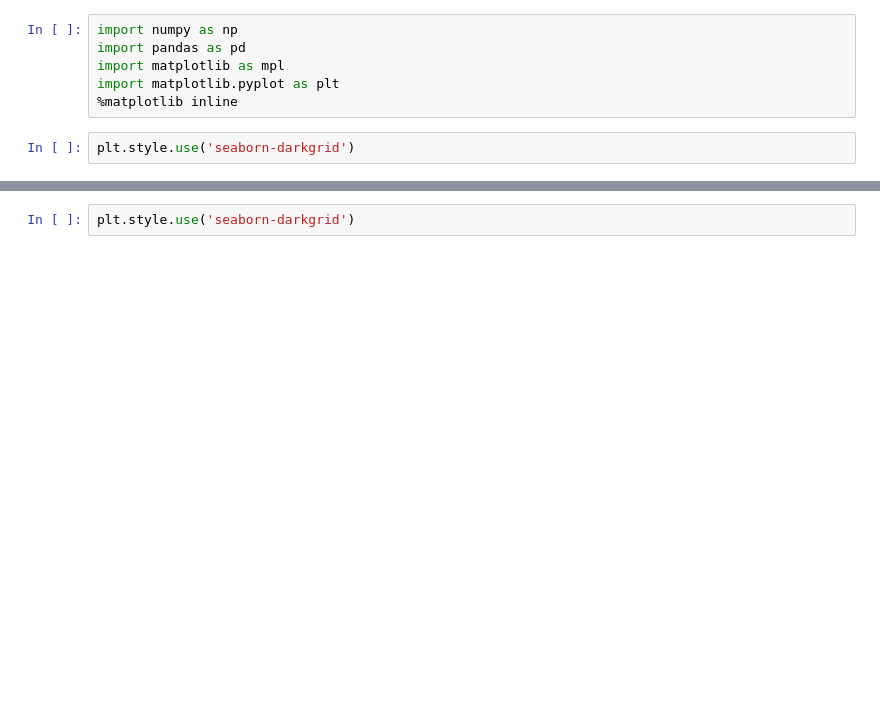
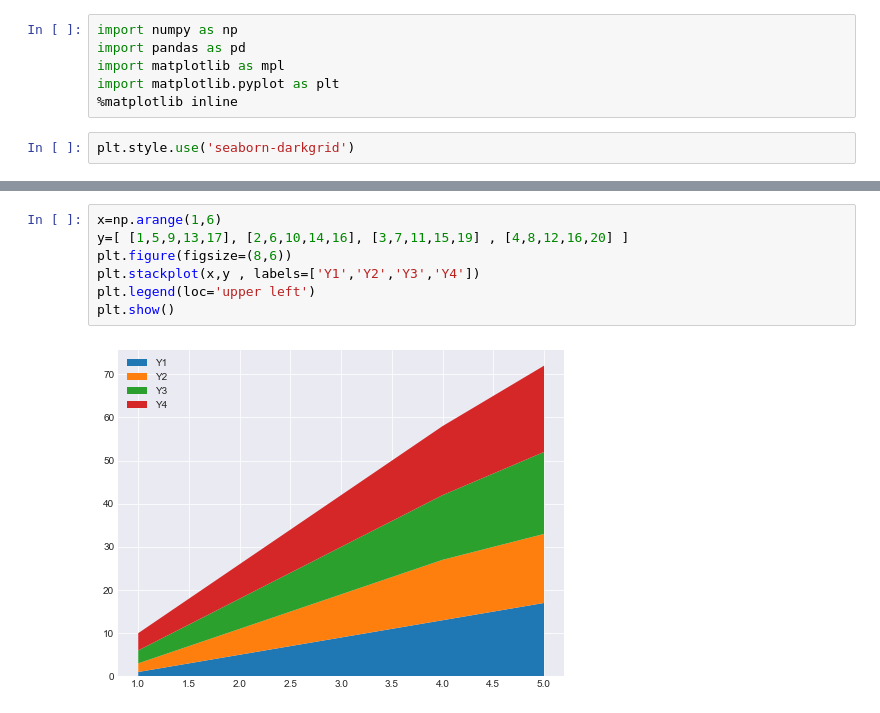
Before and after one commit to uannabi/MatPlotLibGraph, a Jupyter notebook: StackPlot.ipynb, the cells around one changed output, grey strips where cells are left out. Cells and saved outputs as stored; diff of their text form; blank space fills up the shorter version.

Commit message:
stackgraph plot 2

```diff
--- a/StackPlot.ipynb
+++ b/StackPlot.ipynb
@@ -21,2 +21,9 @@ plt.show()
-# %%
-plt.style.use('seaborn-darkgrid')
+# %%
+x=np.arange(1,6)
+y=[ [1,5,9,13,17], [2,6,10,14,16], [3,7,11,15,19] , [4,8,12,16,20] ]
+plt.figure(figsize=(8,6))
+plt.stackplot(x,y , labels=['Y1','Y2','Y3','Y4'])
+plt.legend(loc='upper left')
+plt.show()
+# %% [output]
+[figure, added]
```
Also changed, not shown: parts of 1 cell of this notebook.
